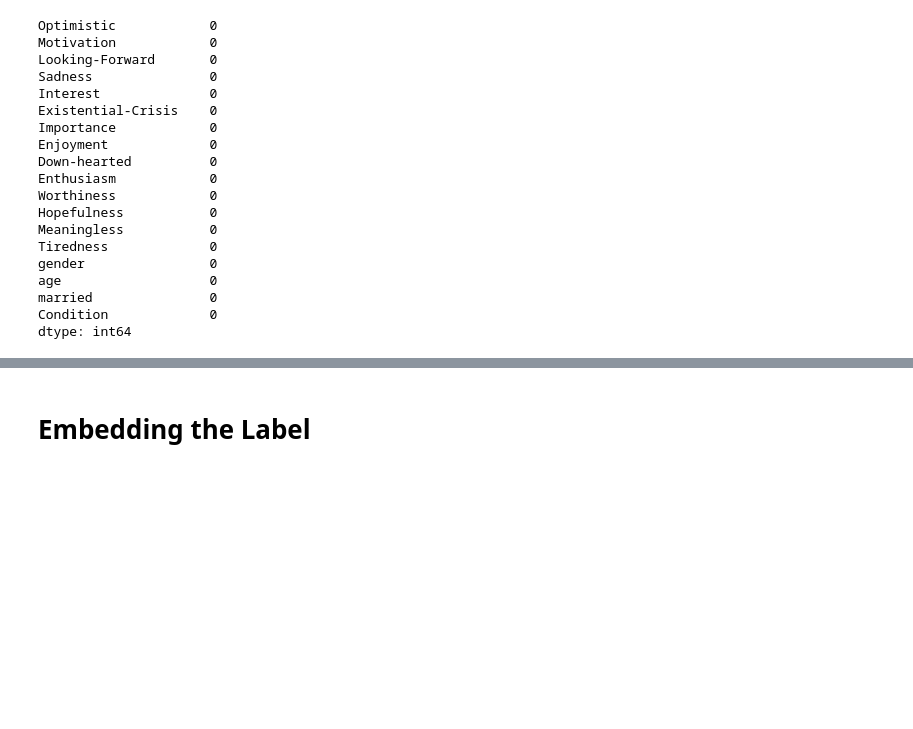
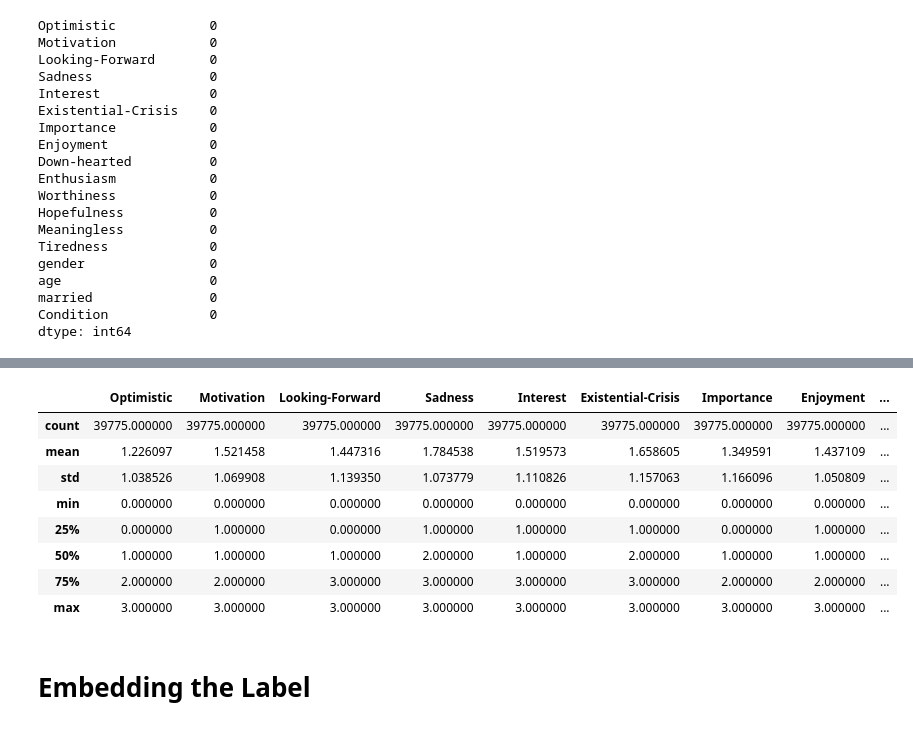
Before and after one commit to LimHonTing/DepressionIndicator, a Jupyter notebook: Depression_Indicator.ipynb, the cells around one changed output, grey strips where cells are left out. Cells and saved outputs as stored; diff of their text form; code cells hidden in the pictures; blank space fills up the shorter version.

```diff
--- a/Depression_Indicator.ipynb
+++ b/Depression_Indicator.ipynb
@@ -114,3 +142,15 @@ data = data.sample(frac = 1) # Randomly shuffle the rows to make sure data is no
+# %%
+data.describe()
+# %% [output]
+|  | Optimistic | Motivation | Looking-Forward | Sadness | Interest | Existential-Crisis | Importance | Enjoyment | ... |
+| count | 39775.000000 | 39775.000000 | 39775.000000 | 39775.000000 | 39775.000000 | 39775.000000 | 39775.000000 | 39775.000000 | ... |
+| mean | 1.226097 | 1.521458 | 1.447316 | 1.784538 | 1.519573 | 1.658605 | 1.349591 | 1.437109 | ... |
+| std | 1.038526 | 1.069908 | 1.139350 | 1.073779 | 1.110826 | 1.157063 | 1.166096 | 1.050809 | ... |
+| min | 0.000000 | 0.000000 | 0.000000 | 0.000000 | 0.000000 | 0.000000 | 0.000000 | 0.000000 | ... |
+| 25% | 0.000000 | 1.000000 | 0.000000 | 1.000000 | 1.000000 | 1.000000 | 0.000000 | 1.000000 | ... |
+| 50% | 1.000000 | 1.000000 | 1.000000 | 2.000000 | 1.000000 | 2.000000 | 1.000000 | 1.000000 | ... |
+| 75% | 2.000000 | 2.000000 | 3.000000 | 3.000000 | 3.000000 | 3.000000 | 2.000000 | 2.000000 | ... |
+| max | 3.000000 | 3.000000 | 3.000000 | 3.000000 | 3.000000 | 3.000000 | 3.000000 | 3.000000 | ... |
 # %% [markdown]
 # Embedding the Label
 # %%
```
Also changed, not shown: parts of 16 cells of this notebook.
